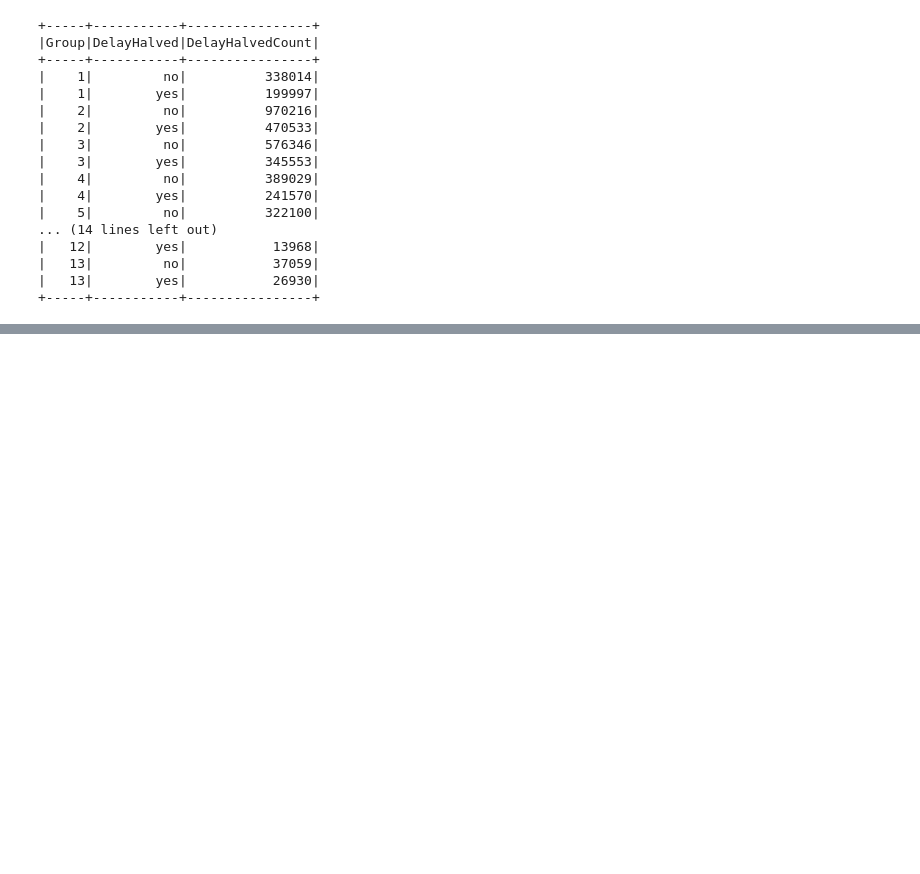
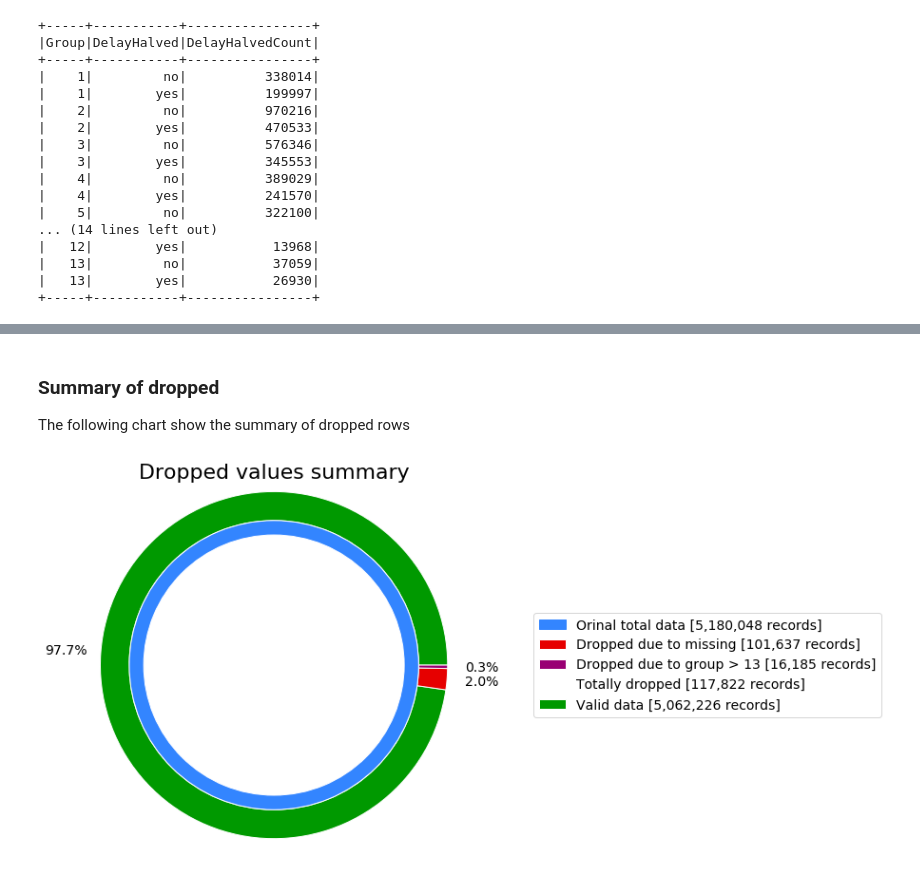
Before and after one commit to polimi-mt-acg/USA-airlines-statistics-1994-2008, a Jupyter notebook: notebooks/03-distance-groups-percentages-halved-delay.ipynb, the cells around one changed output, grey strips where cells are left out. Drawn from its saved outputs; the diff is of its cells as text; code cells hidden in the pictures; blank space fills up the shorter version.

```diff
--- a/notebooks/03-distance-groups-percentages-halved-delay.ipynb
+++ b/notebooks/03-distance-groups-percentages-halved-delay.ipynb
@@ -324,0 +489,8 @@ asserting: 63989 == 37059 + 26930
+# %% [markdown]
+### Summary of dropped
+
+The following chart show the summary of dropped rows
+# %%
+show_dropped_summary_pie_chart()
+# %% [output]
+[figure, added]
```
Also changed, not shown: parts of 16 cells of this notebook.
